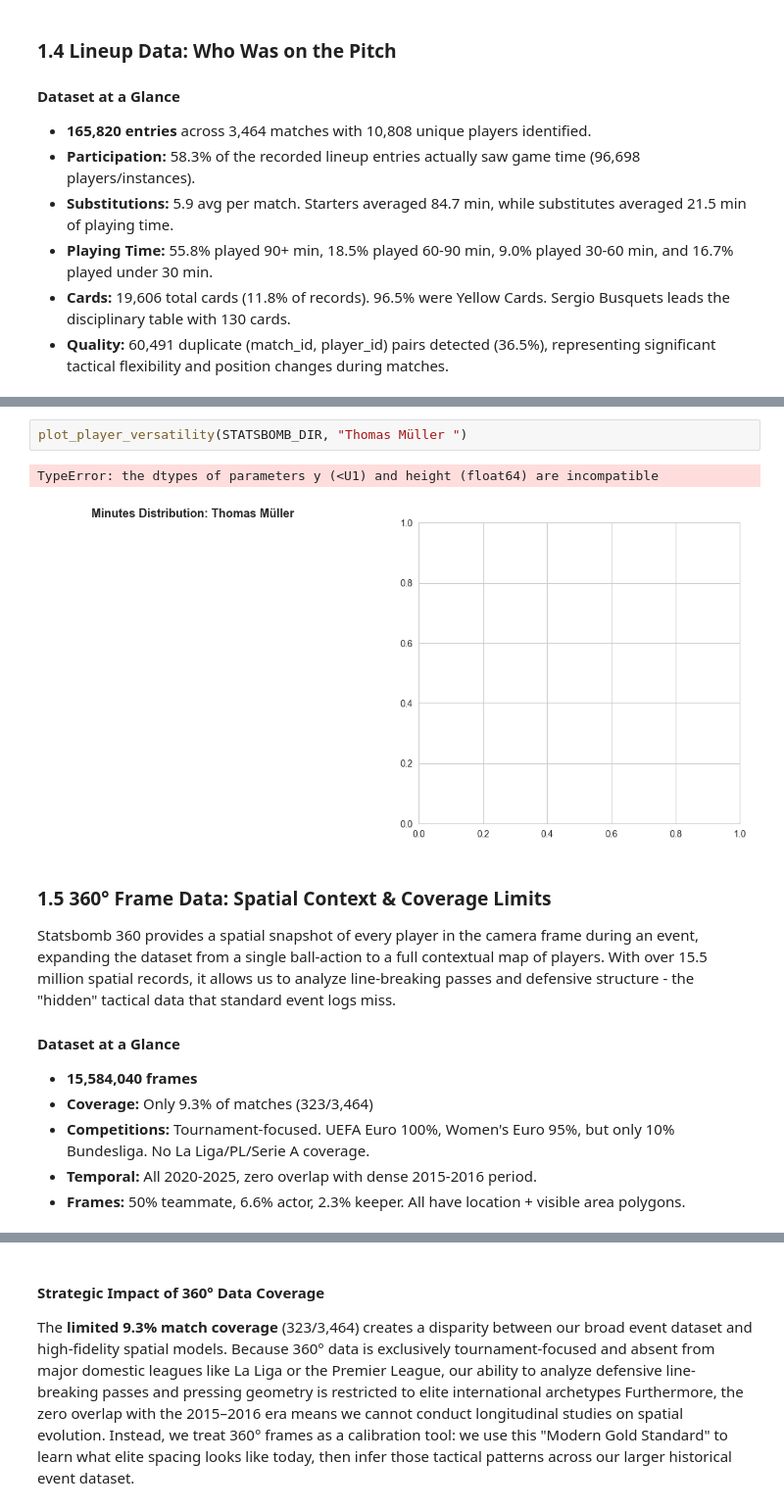
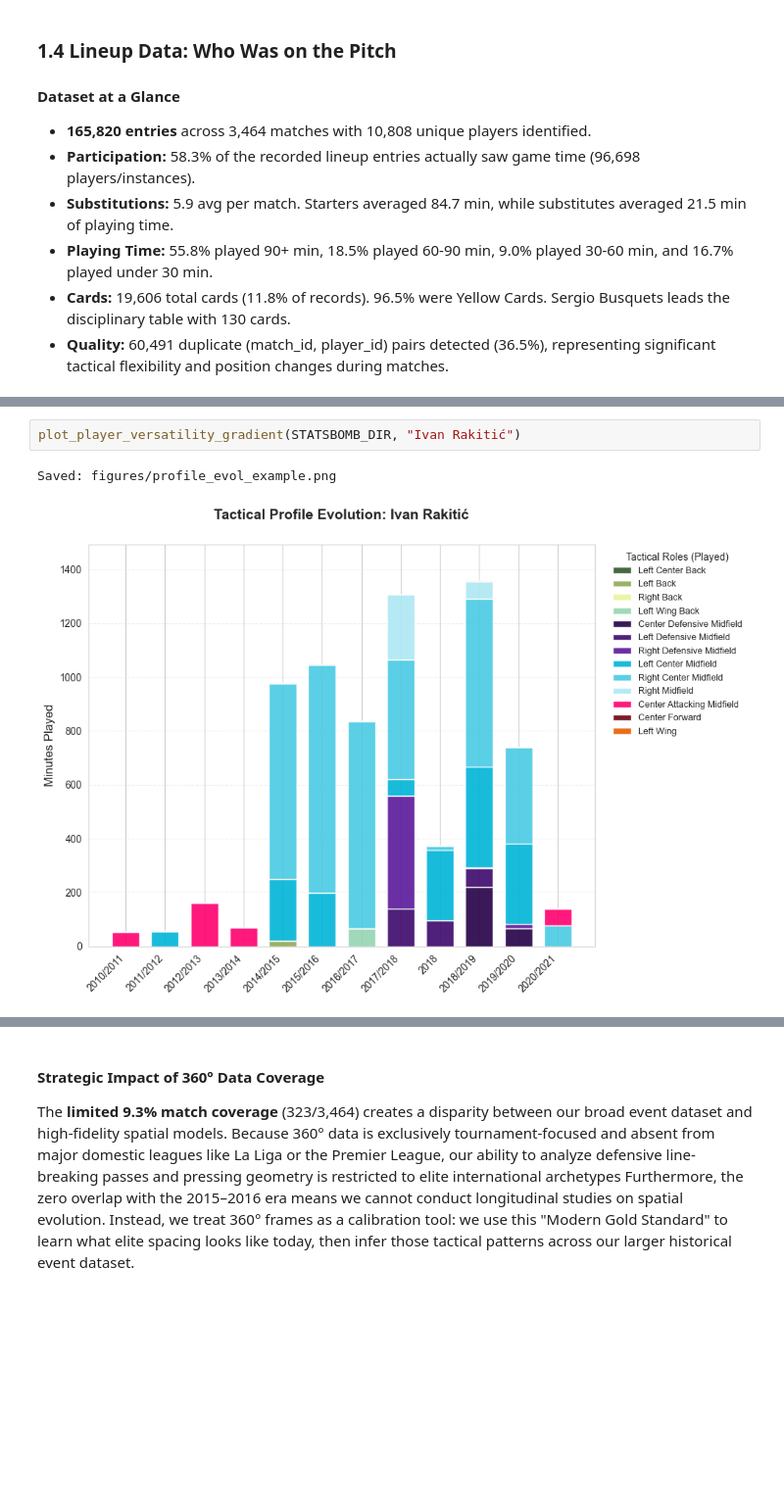
Before and after one commit to soh364/soccer-analytics-capstone-XOh, a Jupyter notebook: eda/EDA_Soomi.ipynb, the cells around one changed output, grey strips where cells are left out. Shown at 98% size. Drawn from its saved outputs; the diff is of its cells as text; blank space fills up the shorter version.

Commit message:
finalized part 1 and saved figures

```diff
--- a/eda/EDA_Soomi.ipynb
+++ b/eda/EDA_Soomi.ipynb
@@ -191,15 +190,5 @@ The data shows a massive gap in "mileage": Starters average 84.7 minutes, while
-# %%
-plot_player_versatility(STATSBOMB_DIR, "Thomas Müller ")
-# %% [output]
-TypeError: the dtypes of parameters y (<U1) and height (float64) are incompatible
-[figure, removed]
-# %% [markdown]
-### 1.5 360° Frame Data: Spatial Context & Coverage Limits
-Statsbomb 360 provides a spatial snapshot of every player in the camera frame during an event, expanding the dataset from a single ball-action to a full contextual map of players. With over 15.5 million spatial records, it allows us to analyze line-breaking passes and defensive structure - the "hidden" tactical data that standard event logs miss.
-
-#### Dataset at a Glance
-- **15,584,040 frames**
-- **Coverage:** Only 9.3% of matches (323/3,464)
-- **Competitions:** Tournament-focused. UEFA Euro 100%, Women's Euro 95%, but only 10% Bundesliga. No La Liga/PL/Serie A coverage.
-- **Temporal:** All 2020-2025, zero overlap with dense 2015-2016 period.
-- **Frames:** 50% teammate, 6.6% actor, 2.3% keeper. All have location + visible area polygons.
+# %%
+plot_player_versatility_gradient(STATSBOMB_DIR, "Ivan Rakitić")
+# %% [output]
+Saved: figures/profile_evol_example.png
+[figure, added]
```
Also changed, not shown: parts of 11 cells of this notebook, 31 other files.
